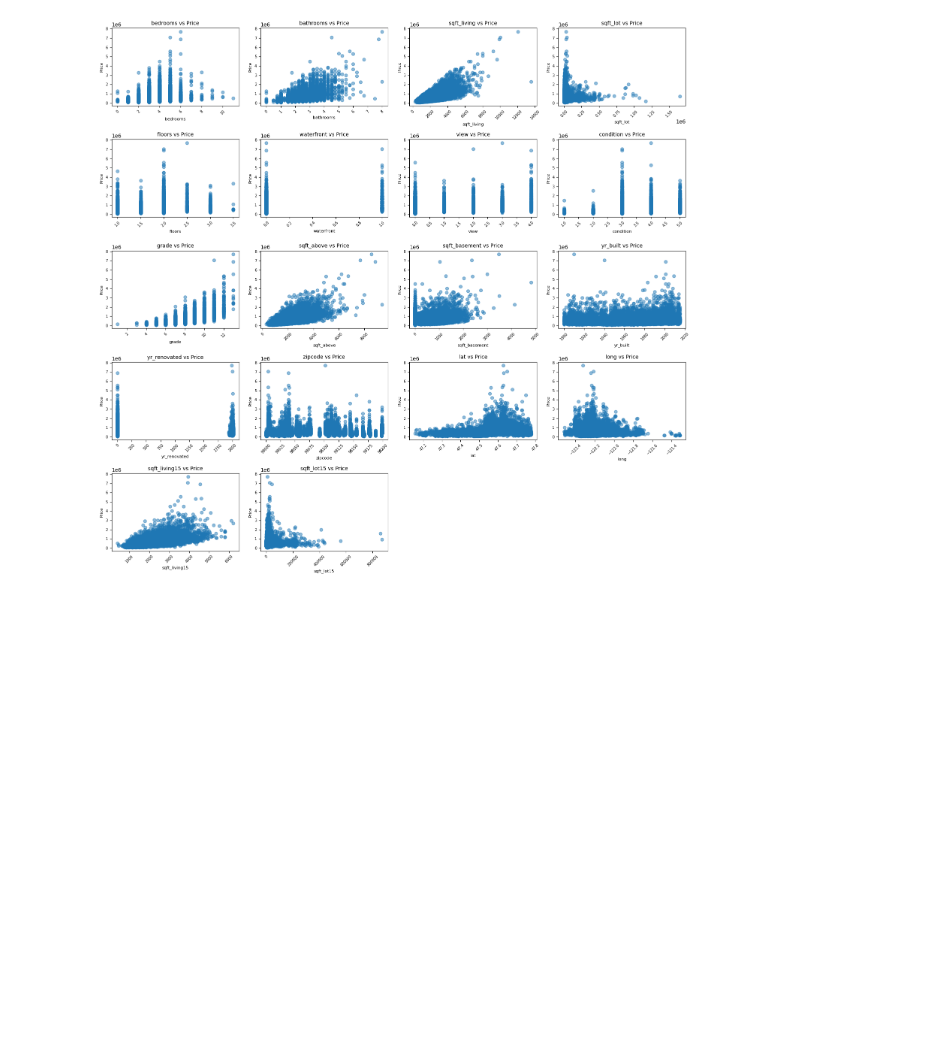
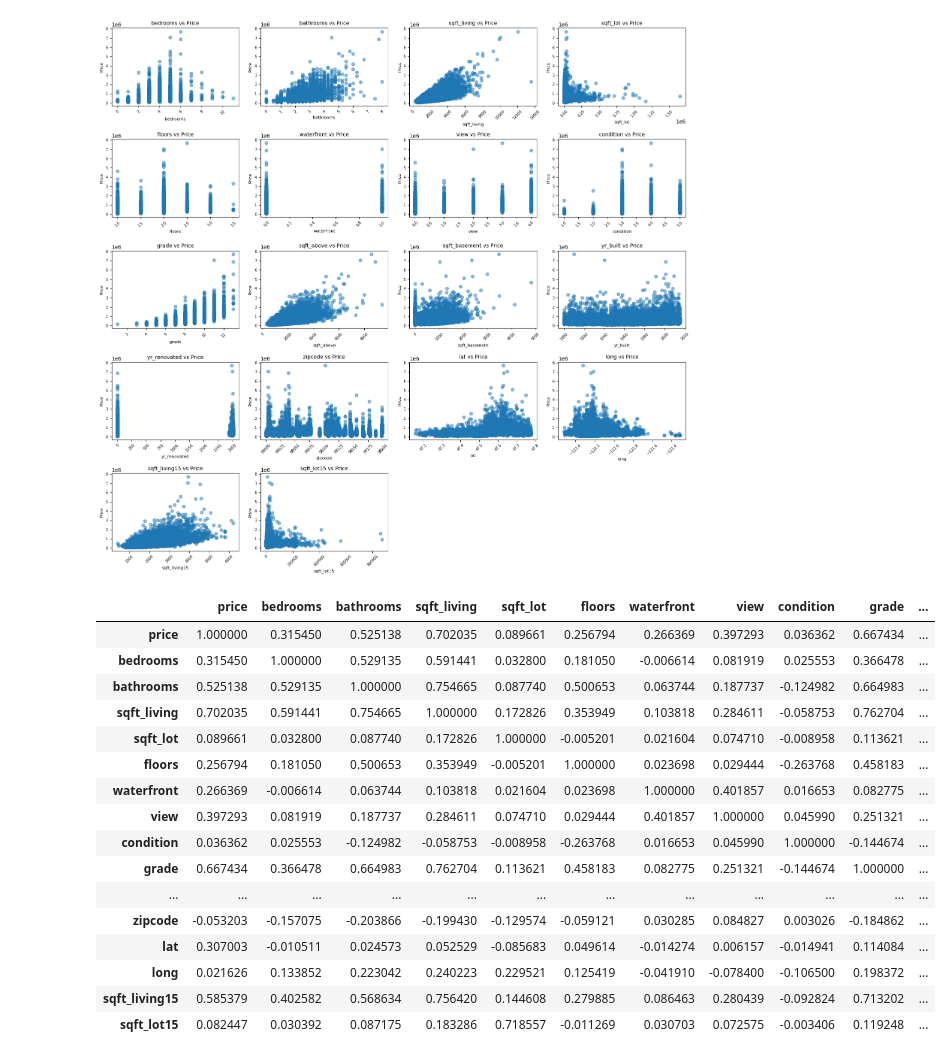
Before and after one commit to tom-antonio/Ciencia-de-Dados, a Jupyter notebook: Análise_Exploratória_kc_house.ipynb, the cells around one changed output. Drawn from its saved outputs; the diff is of its cells as text; code cells hidden in the pictures; blank space fills up the shorter version.

```diff
--- a/Análise_Exploratória_kc_house.ipynb
+++ b/Análise_Exploratória_kc_house.ipynb
@@ -180,3 +178,23 @@ plt.tight_layout()
 plt.show()
 # %% [output]
 [figure]
+# %%
+data[columns].corr()
+# %% [output]
+|  | price | bedrooms | bathrooms | sqft_living | sqft_lot | floors | waterfront | view | condition | grade | ... |
+| price | 1.000000 | 0.315450 | 0.525138 | 0.702035 | 0.089661 | 0.256794 | 0.266369 | 0.397293 | 0.036362 | 0.667434 | ... |
+| bedrooms | 0.315450 | 1.000000 | 0.529135 | 0.591441 | 0.032800 | 0.181050 | -0.006614 | 0.081919 | 0.025553 | 0.366478 | ... |
+| bathrooms | 0.525138 | 0.529135 | 1.000000 | 0.754665 | 0.087740 | 0.500653 | 0.063744 | 0.187737 | -0.124982 | 0.664983 | ... |
+| sqft_living | 0.702035 | 0.591441 | 0.754665 | 1.000000 | 0.172826 | 0.353949 | 0.103818 | 0.284611 | -0.058753 | 0.762704 | ... |
+| sqft_lot | 0.089661 | 0.032800 | 0.087740 | 0.172826 | 1.000000 | -0.005201 | 0.021604 | 0.074710 | -0.008958 | 0.113621 | ... |
+| floors | 0.256794 | 0.181050 | 0.500653 | 0.353949 | -0.005201 | 1.000000 | 0.023698 | 0.029444 | -0.263768 | 0.458183 | ... |
+| waterfront | 0.266369 | -0.006614 | 0.063744 | 0.103818 | 0.021604 | 0.023698 | 1.000000 | 0.401857 | 0.016653 | 0.082775 | ... |
+| view | 0.397293 | 0.081919 | 0.187737 | 0.284611 | 0.074710 | 0.029444 | 0.401857 | 1.000000 | 0.045990 | 0.251321 | ... |
+| condition | 0.036362 | 0.025553 | -0.124982 | -0.058753 | -0.008958 | -0.263768 | 0.016653 | 0.045990 | 1.000000 | -0.144674 | ... |
+| grade | 0.667434 | 0.366478 | 0.664983 | 0.762704 | 0.113621 | 0.458183 | 0.082775 | 0.251321 | -0.144674 | 1.000000 | ... |
+| ... | ... | ... | ... | ... | ... | ... | ... | ... | ... | ... | ... |
+| zipcode | -0.053203 | -0.157075 | -0.203866 | -0.199430 | -0.129574 | -0.059121 | 0.030285 | 0.084827 | 0.003026 | -0.184862 | ... |
+| lat | 0.307003 | -0.010511 | 0.024573 | 0.052529 | -0.085683 | 0.049614 | -0.014274 | 0.006157 | -0.014941 | 0.114084 | ... |
+| long | 0.021626 | 0.133852 | 0.223042 | 0.240223 | 0.229521 | 0.125419 | -0.041910 | -0.078400 | -0.106500 | 0.198372 | ... |
+| sqft_living15 | 0.585379 | 0.402582 | 0.568634 | 0.756420 | 0.144608 | 0.279885 | 0.086463 | 0.280439 | -0.092824 | 0.713202 | ... |
+| sqft_lot15 | 0.082447 | 0.030392 | 0.087175 | 0.183286 | 0.718557 | -0.011269 | 0.030703 | 0.072575 | -0.003406 | 0.119248 | ... |
```
Also changed, not shown: parts of 3 cells of this notebook.
